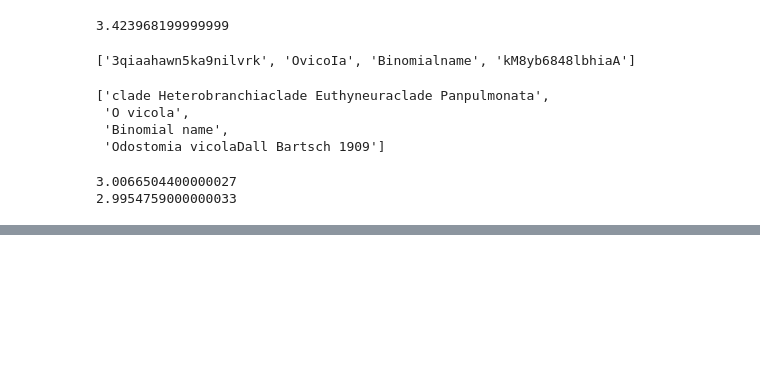
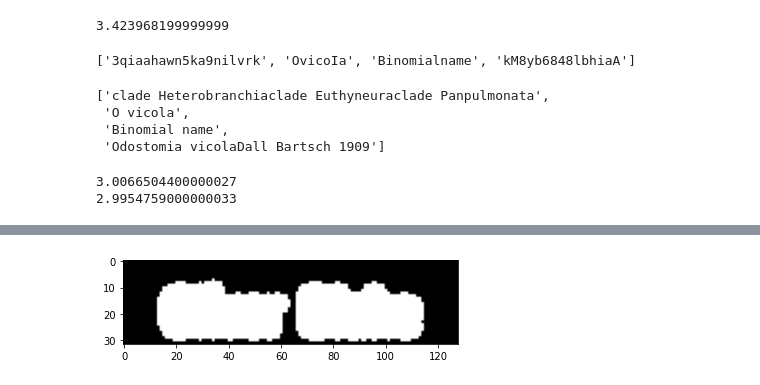
Before and after one commit to MarioTurco/ProgettoCV, a Jupyter notebook: Test.ipynb, the cells around one changed output, grey strips where cells are left out. Saved outputs shown, nothing was run; the diff lists cells and outputs as text; code cells hidden in the pictures; blank space fills up the shorter version.

```diff
--- a/Test.ipynb
+++ b/Test.ipynb
@@ -149,0 +170,9 @@ print(test_score2)
+# %%
+kernel = cv2.getStructuringElement(cv2.MORPH_ELLIPSE, (9, 9))
+dilated = cv2.dilate(1-saltpepper, kernel)
+dilated[dilated > 128] = 255
+dilated[dilated <= 128] = 0
+plt.imshow(dilated, cmap='gray')
+plt.show()
+# %% [output]
+[figure, added]
```
Also changed, not shown: parts of 13 cells of this notebook, 4 other files.
